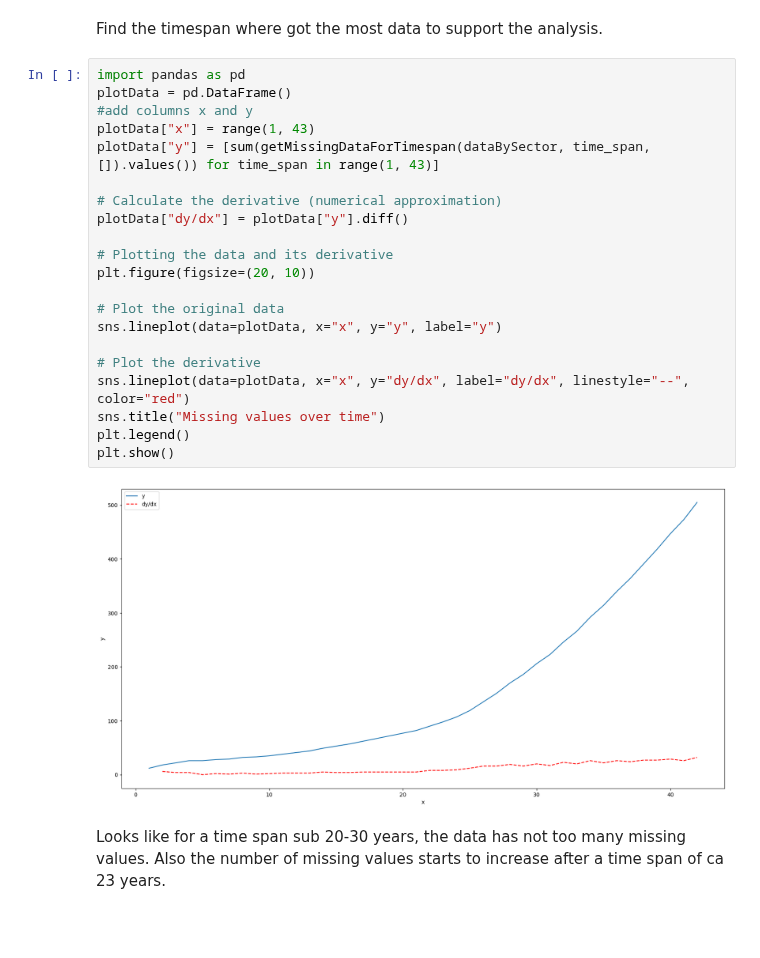
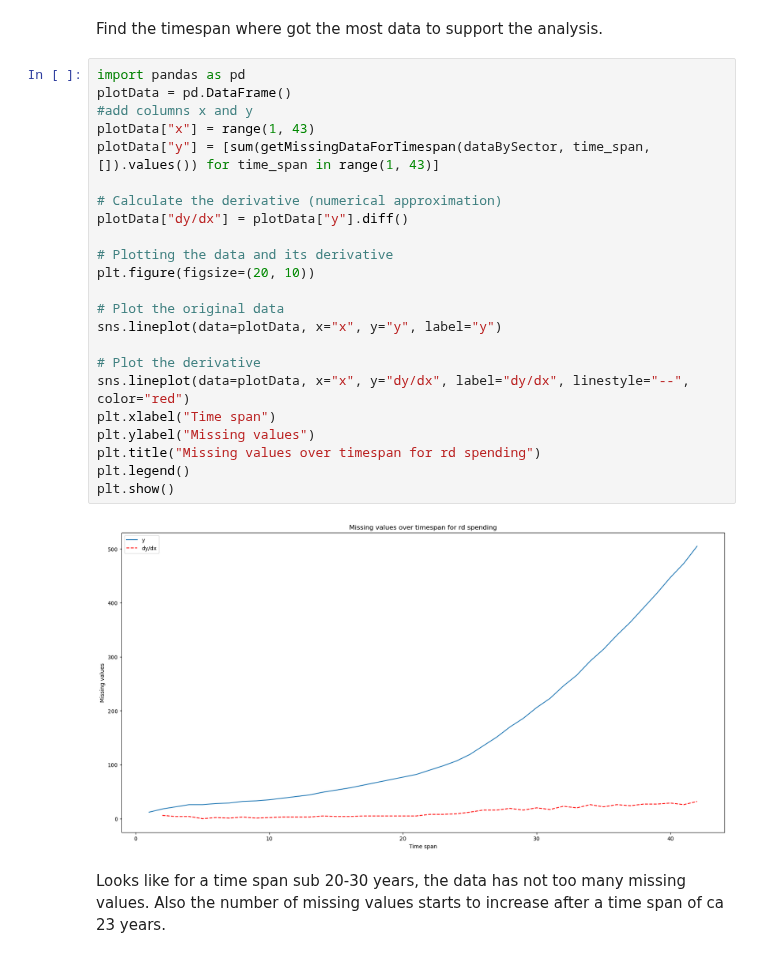
Before and after one commit to StefanHamm/DOPP_WS24, a Jupyter notebook: notebooks/InnovationAnalysis.ipynb, the cells around one changed output. Cells and saved outputs as stored; diff of their text form; blank space fills up the shorter version.

```diff
--- a/notebooks/InnovationAnalysis.ipynb
+++ b/notebooks/InnovationAnalysis.ipynb
@@ -110,26 +110,28 @@ Find the timespan where got the most data to support the analysis.
 # %%
 import pandas as pd
 plotData = pd.DataFrame()
 #add columns x and y
 plotData["x"] = range(1, 43)
 plotData["y"] = [sum(getMissingDataForTimespan(dataBySector, time_span, []).values()) for time_span in range(1, 43)]
 
 # Calculate the derivative (numerical approximation)
 plotData["dy/dx"] = plotData["y"].diff()
 
 # Plotting the data and its derivative
 plt.figure(figsize=(20, 10))
 
 # Plot the original data
 sns.lineplot(data=plotData, x="x", y="y", label="y")
 
 # Plot the derivative
 sns.lineplot(data=plotData, x="x", y="dy/dx", label="dy/dx", linestyle="--", color="red")
-sns.title("Missing values over time")
+plt.xlabel("Time span")
+plt.ylabel("Missing values")
+plt.title("Missing values over timespan for rd spending")
 plt.legend()
 plt.show()
 # %% [output]
-[figure, old version]
+[figure, new version]
 # %% [markdown]
 Looks like for a time span sub 20-30 years, the data has not too many missing values. Also the number of missing values starts to increase after a time span of ca 23 years.
 # %% [markdown]
```
Also changed, not shown: parts of 1 cell of this notebook.
